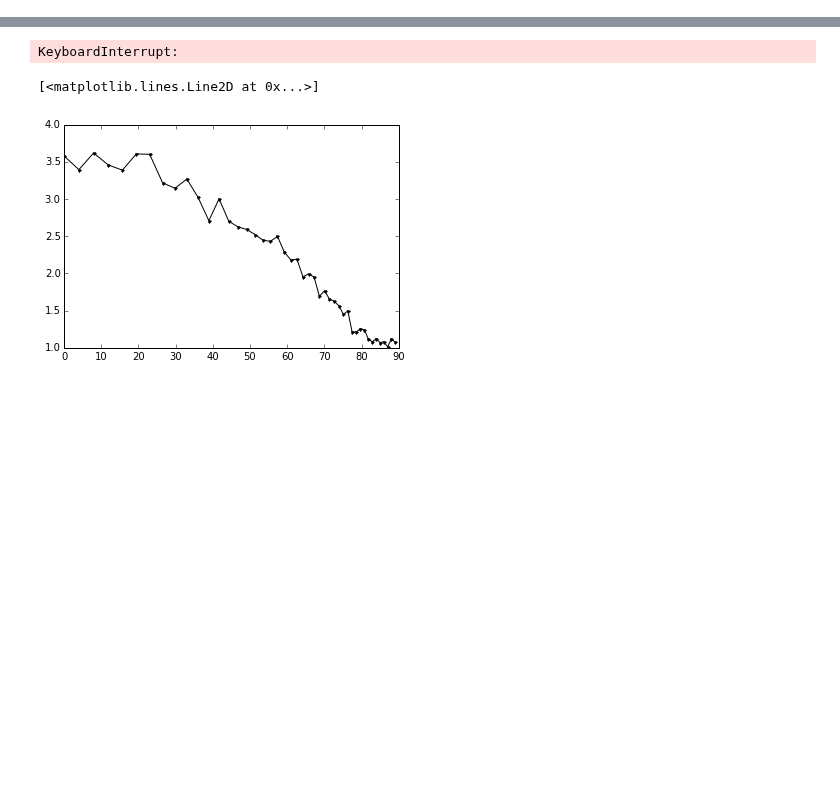
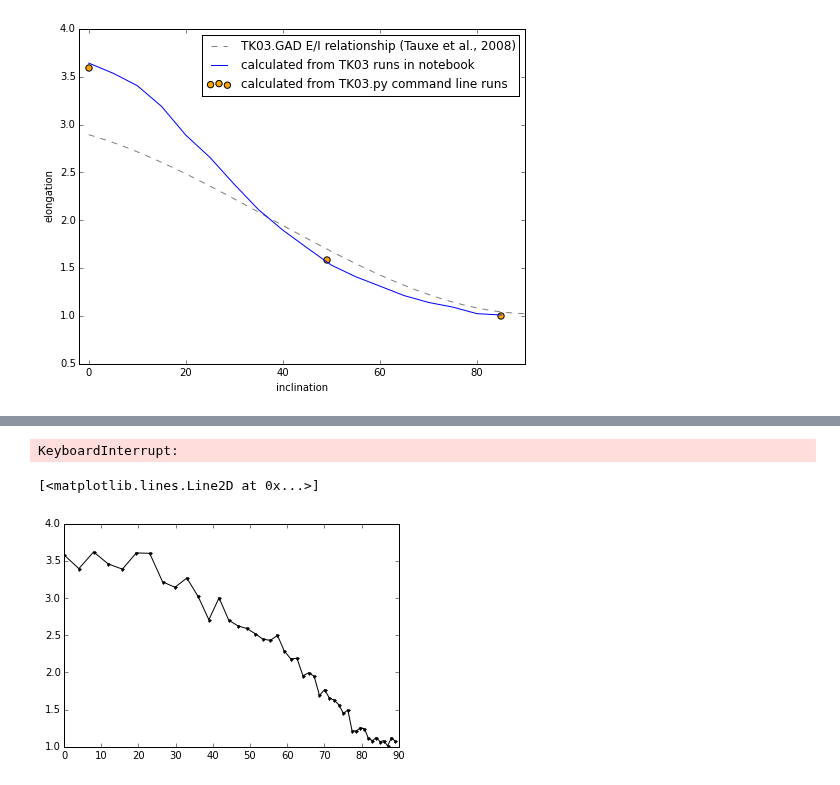
Before and after one commit to Swanson-Hysell/Earth_science_notebooks, a Jupyter notebook: TK03_EI.ipynb, the cells around one changed output, grey strips where cells are left out. Drawn from its saved outputs; the diff is of its cells as text; code cells hidden in the pictures; blank space fills up the shorter version.

```diff
--- a/TK03_EI.ipynb
+++ b/TK03_EI.ipynb
@@ -0,0 +74,33 @@
+# %%
+elongation_cl = []
+inclination_cl = []
+
+TK03_lat0 = np.loadtxt('TK03_EI/TK03_commandline_lat0.txt')
+ppars = pmag.doprinc(TK03_lat0)
+elongation_cl.append(ppars['tau2']/ppars['tau3'])
+inclination_cl.append(ipmag.inc_from_lat(0))
+
+TK03_lat30 = np.loadtxt('TK03_EI/TK03_commandline_lat30.txt')
+ppars = pmag.doprinc(TK03_lat30)
+elongation_cl.append(ppars['tau2']/ppars['tau3'])
+inclination_cl.append(ipmag.inc_from_lat(30))
+
+TK03_lat80 = np.loadtxt('TK03_EI/TK03_commandline_lat80.txt')
+ppars = pmag.doprinc(TK03_lat80)
+elongation_cl.append(ppars['tau2']/ppars['tau3'])
+inclination_cl.append(ipmag.inc_from_lat(80))
+
+xa = np.linspace(0,90,num=90)
+TK03GAD = 2.895 + -1.466e-2*xa + -3.525e-4*xa**2 + 3.160e-6*xa**3
+
+plt.figure(figsize=(8,6))
+plt.plot(xa,TK03GAD,color='grey',linestyle='--',label='TK03.GAD E/I relationship (Tauxe et al., 2008)')
+plt.plot(inclination, elongation,'b-',label='calculated from TK03 runs in notebook')
+plt.scatter(inclination_cl,elongation_cl,s=40,c='orange',label='calculated from TK03.py command line runs')
+plt.xlabel('inclination')
+plt.ylabel('elongation')
+plt.xlim(-2,90)
+plt.legend()
+plt.show()
+# %% [output]
+[figure, added]
```
Also changed, not shown: parts of 9 cells of this notebook, 11 other files.
